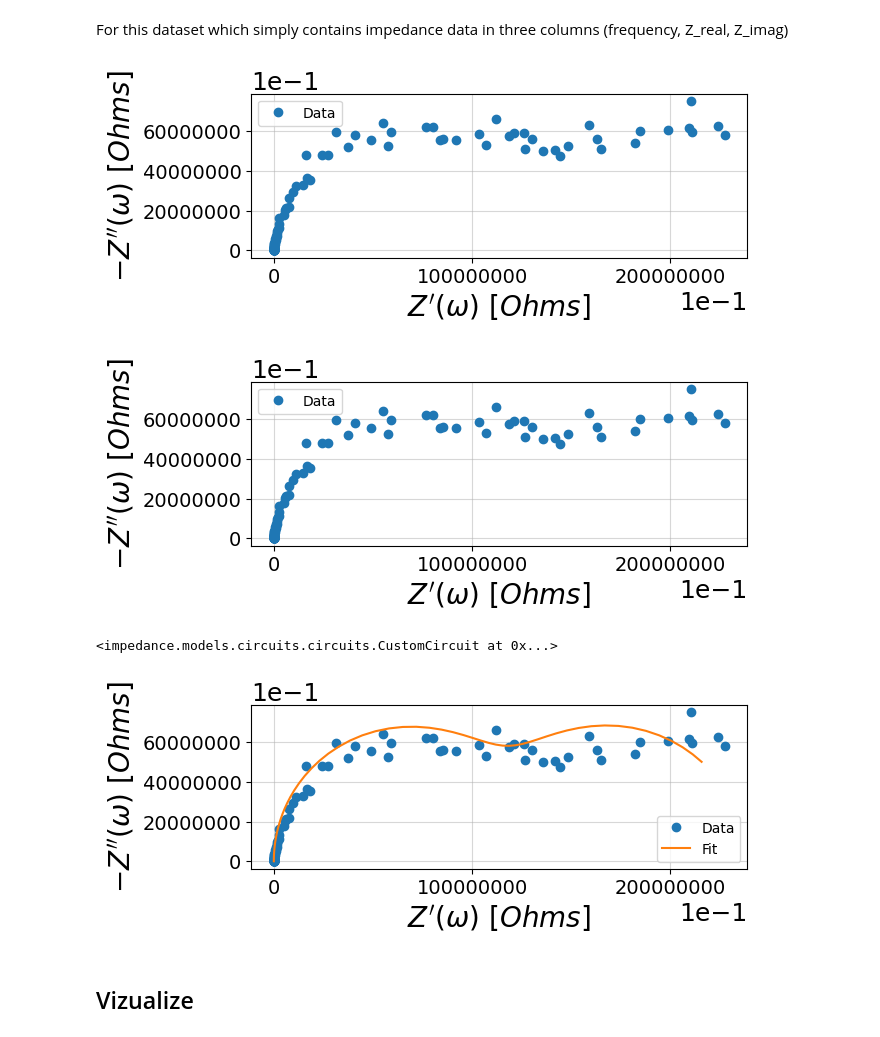
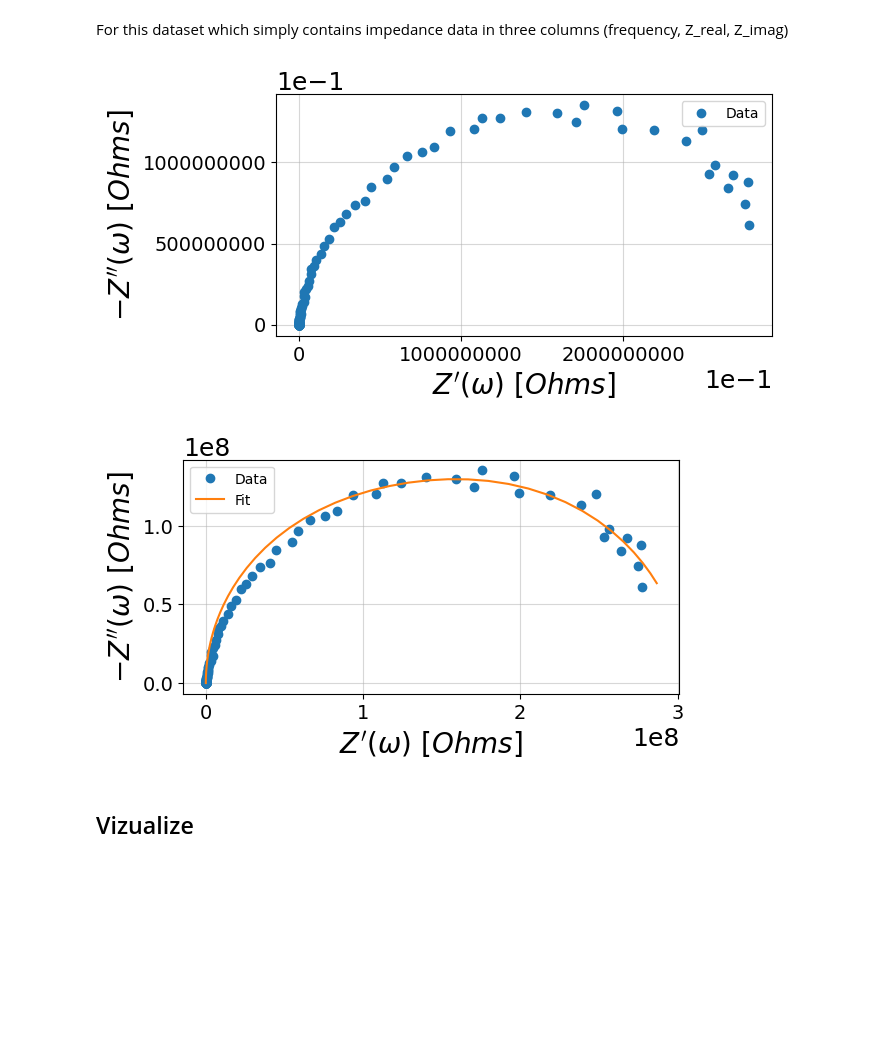
Before and after one commit to Tor91/EIS, a Jupyter notebook: YSZ_data.ipynb, the cells around one changed output. Cells and saved outputs as stored; diff of their text form; code cells hidden in the pictures; blank space fills up the shorter version.

```diff
--- a/YSZ_data.ipynb
+++ b/YSZ_data.ipynb
@@ -2,9 +2,12 @@
 from impedance import preprocessing
 import numpy as np
 
-# Load data from the example EIS data
-frequencies, Z = preprocessing.readCSV('./YSZ_Si_T290ohm_C01_3c.csv')
 
+# Use a raw string (r"...") for the file path
+file_path = r"C:\Users\gagni\Desktop\PLD\EIS\250217_YSZ_Si_at400\YSZ_Si_at400C_IP_50mV_196Ohm_C01.csv"
+
+# Load frequencies and impedance (Z) from the CSV file
+frequencies, Z = preprocessing.readCSV(file_path)
 
 #Change the sign of the imaginary part
 Z  = Z.real - 1j * Z.imag  # This flips the sign of the imaginary part
@@ -23,4 +26,4 @@ plot_nyquist(Z, fmt='o', scale=10, ax=ax)
 plt.legend(['Data'])
 plt.show()
 # %% [output]
-[figure, old version]
+[figure, new version]
@@ -30,8 +30,26 @@ plt.show()
+# %%
+from impedance.models.circuits import CustomCircuit
+
+# https://impedancepy.readthedocs.io/en/latest/circuit-elements.html
+
+#circuit = 'p(C1,(R1-p(R2,C2))'
+circuit = 'p(R1,C1)-p(R2-W1,C2)'
+initial_guess = [3e6, 1e-9,3e9,1e7, 1e-8]
+#initial_guess = [1e-10,5e9,5e9, 1e-10]
+
+circuit = CustomCircuit(circuit, initial_guess=initial_guess)
+circuit.fit(frequencies, Z)
+Z_fit = circuit.predict(frequencies)
 # %%
+import matplotlib.pyplot as plt
+from impedance.visualization import plot_nyquist
+
 fig, ax = plt.subplots()
 plot_nyquist(Z, fmt='o', scale=10, ax=ax)
+plot_nyquist(Z_fit, fmt='-', scale=10, ax=ax)
 
-plt.legend(['Data'])
+plt.ticklabel_format(style='sci', axis='both', scilimits=(0,0))
+plt.legend(['Data', 'Fit'])
 plt.show()
 # %% [output]
-[figure, old version]
+[figure, new version]
@@ -47,4 +55,0 @@ circuit = CustomCircuit(circuit, initial_guess=initial_guess)
-# %%
-circuit.fit(frequencies, Z)
-# %% [output]
-<impedance.models.circuits.circuits.CustomCircuit at 0x...>
@@ -53,14 +56,2 @@ Z_fit = circuit.predict(frequencies)
-# %%
-import matplotlib.pyplot as plt
-from impedance.visualization import plot_nyquist
-
-fig, ax = plt.subplots()
-plot_nyquist(Z, fmt='o', scale=10, ax=ax)
-plot_nyquist(Z_fit, fmt='-', scale=10, ax=ax)
-
-plt.legend(['Data', 'Fit'])
-plt.show()
-# %% [output]
-[figure, removed]
 # %% [markdown]
 ## Vizualize
```
Also changed, not shown: parts of 8 cells of this notebook.
